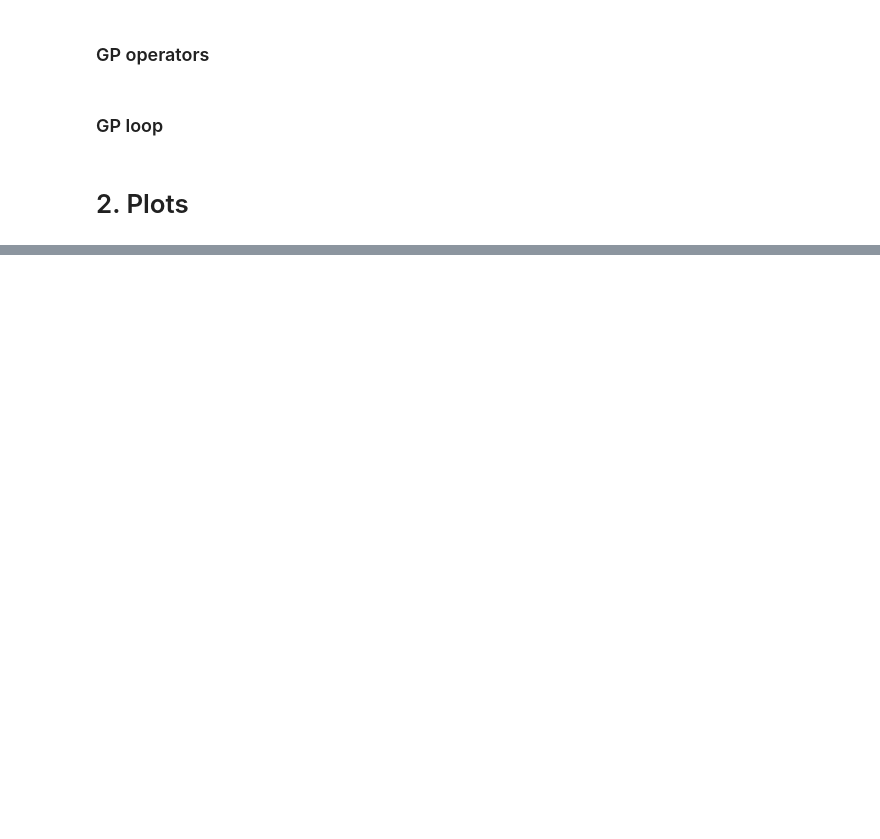
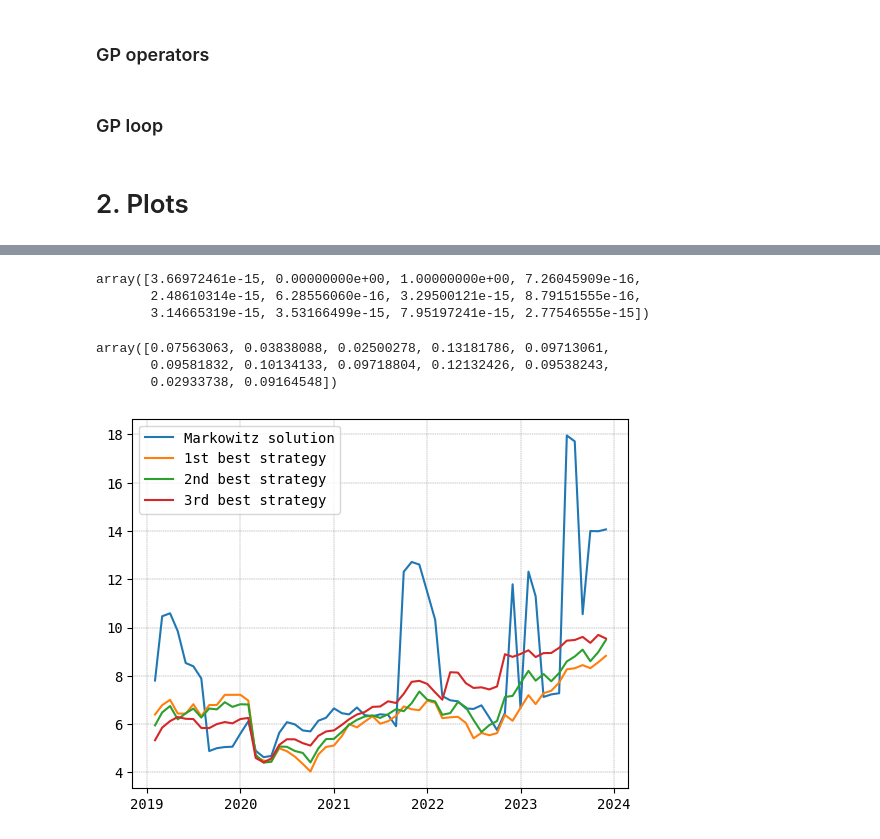
Before and after one commit to Fedebindi97/PSO-GP-project, a Jupyter notebook: 2. GP trading mechanism.ipynb, the cells around one changed output, grey strips where cells are left out. Drawn from its saved outputs; the diff is of its cells as text; code cells hidden in the pictures; blank space fills up the shorter version.

```diff
--- a/2. GP trading mechanism.ipynb
+++ b/2. GP trading mechanism.ipynb
@@ -193,0 +224,60 @@ def plot_portfolio_value_evolution(portfolio_history):
+# %%
+months = df[df.year>=2019].sort_values('month').month.unique()
+# %%
+portfolio_values_markowitz = [evaluate_portfolio(
+                                create_portfolio_markowitz_wrapper(
+                                    df[df.month==previous_month]
+                                    ),
+                                groupby_portfolio_month(month)
+                                ) for previous_month,month in zip(months[:-1],months[1:])]
+portfolio_values_strategy_1 = [evaluate_portfolio(
+                                create_portfolio(
+                                    best_strategies[0],
+                                    groupby_portfolio_month(previous_month)
+                                    ),
+                                groupby_portfolio_month(month)
+                                ) for previous_month,month in zip(months[:-1],months[1:])]
+portfolio_values_strategy_2 = [evaluate_portfolio(
+                                create_portfolio(
+                                    best_strategies[1],
+                                    groupby_portfolio_month(previous_month)
+                                    ),
+                                groupby_portfolio_month(month)
+                                ) for previous_month,month in zip(months[:-1],months[1:])]
+portfolio_values_strategy_3 = [evaluate_portfolio(
+                                create_portfolio(
+                                    best_strategies[2],
+                                    groupby_portfolio_month(previous_month)
+                                    ),
+                                groupby_portfolio_month(month)
+                                ) for previous_month,month in zip(months[:-1],months[1:])]
+# %%
+create_portfolio_markowitz_wrapper(df[df.month=='2020-03-01'])
+# %% [output]
+array([3.66972461e-15, 0.00000000e+00, 1.00000000e+00, 7.26045909e-16,
+       2.48610314e-15, 6.28556060e-16, 3.29500121e-15, 8.79151555e-16,
+       3.14665319e-15, 3.53166499e-15, 7.95197241e-15, 2.77546555e-15])
+# %%
+create_portfolio(best_strategies[0],
+                 groupby_portfolio_month('2020-03-01'))
+# %% [output]
+array([0.07563063, 0.03838088, 0.02500278, 0.13181786, 0.09713061,
+       0.09581832, 0.10134133, 0.09718804, 0.12132426, 0.09538243,
+       0.02933738, 0.09164548])
+# %%
+plt.plot(months[1:],
+         portfolio_values_markowitz,
+         label='Markowitz solution')
+plt.plot(months[1:],
+         portfolio_values_strategy_1,
+         label='1st best strategy')
+plt.plot(months[1:],
+         portfolio_values_strategy_2,
+         label='2nd best strategy')
+plt.plot(months[1:],
+         portfolio_values_strategy_3,
+         label='3rd best strategy')
+plt.legend()
+plt.savefig('out/GP/Portfolio evolution - Markowitz vs GP.png')
+# %% [output]
+[figure, added]
```
Also changed, not shown: parts of 18 cells of this notebook, 1 other file.
